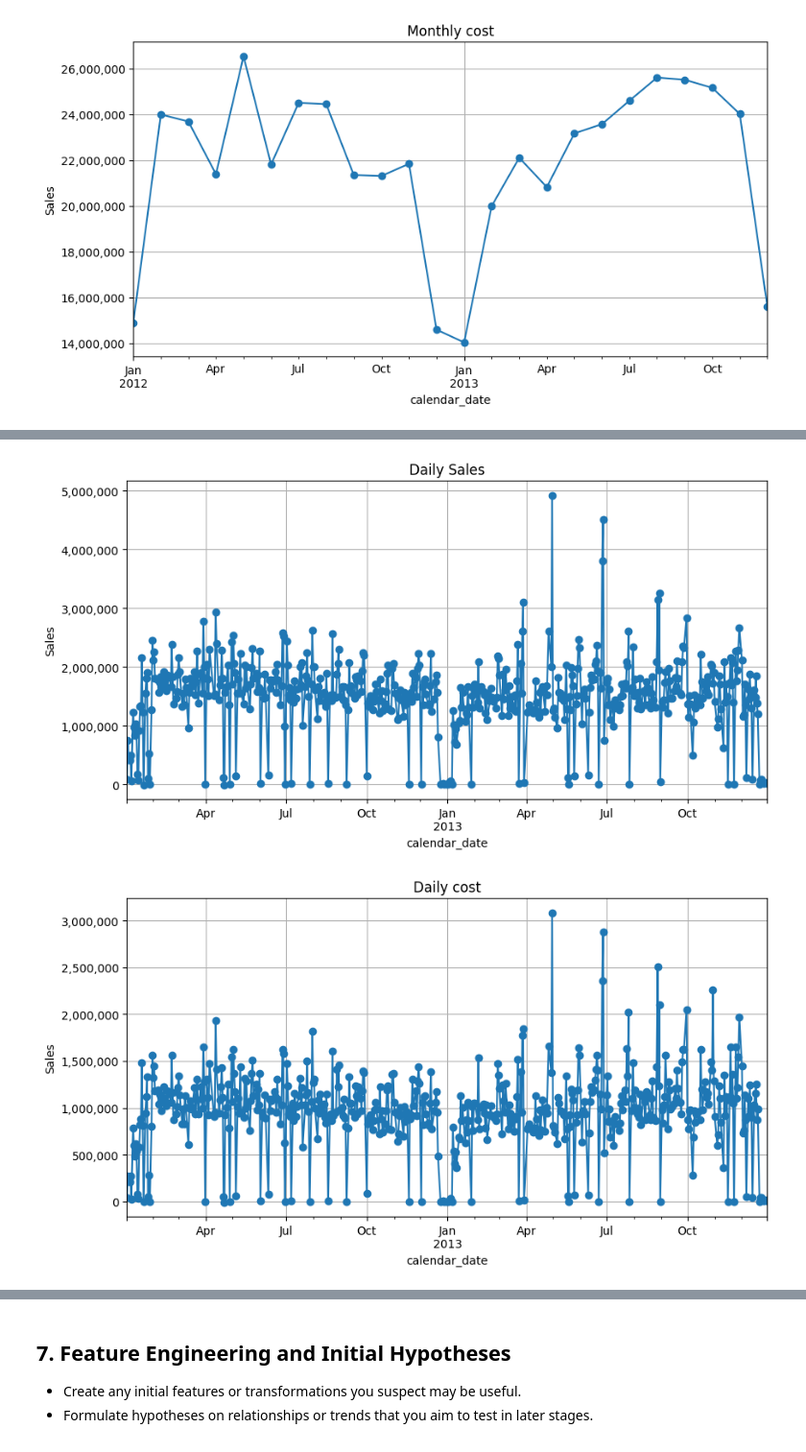
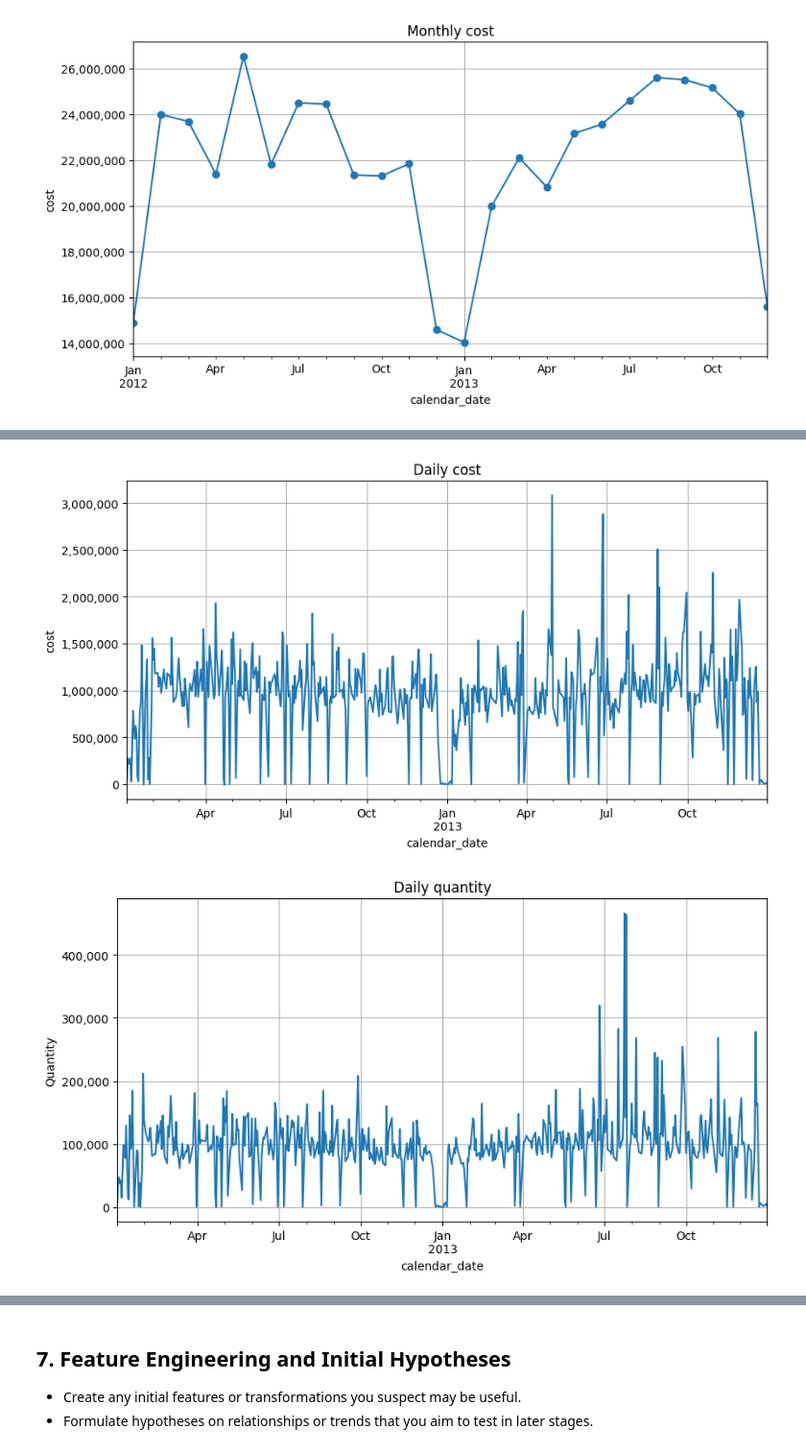
Before and after one commit to C4PT41N4545/BUSA8000-LuminaTech_Analytics_Project, a Jupyter notebook: notebooks/exploratory_analysis.ipynb, the cells around one changed output, grey strips where cells are left out. Shown at 96% size. Drawn from its saved outputs; the diff is of its cells as text; code cells hidden in the pictures.

```diff
--- a/notebooks/exploratory_analysis.ipynb
+++ b/notebooks/exploratory_analysis.ipynb
@@ -110,3 +130,5 @@ memory usage: 324.4+ MB
+# %%
+df_2012['customer_order_number'] = df_2012['customer_order_number'].astype(str)
 # %%
 #combine 2012 and 2013 data
 df = pd.concat([df_2012, df_2013], axis=0)
@@ -281,10 +323,6 @@ Length: 543, dtype: datetime64[ns]
  '2013-11-23 00:00:00', '2013-11-16 00:00:00', '2013-07-27 00:00:00',
  '2013-08-31 00:00:00']
 Length: 543, dtype: datetime64[ns]
-# %%
-for column in df.select_dtypes('object').columns:
-    df[column] = df[column].str.lstrip()
-    df[column] = df[column].str.rstrip()
 # %% [markdown]
 ## 2. Handling Missing Values:
 
@@ -305,3 +343,6 @@ Percentage of df missing from each column
+# %%
+for column in df.select_dtypes('object').columns:
+    df[column] = df[column].str.strip()
 # %%
 df['item_source_class'].value_counts(dropna=False)
 # %% [output]
@@ -689,28 +769,28 @@ plt.show()
 # %%
 # Assuming df is already defined and contains the necessary data
-df.groupby(df['calendar_date'].dt.to_period('D'))['value_sales'].sum().plot(marker='o', figsize=(10, 5))
+df.groupby(df['calendar_date'].dt.to_period('D'))['value_cost'].sum().plot( figsize=(10, 5))
 
 # Format y-axis
 formatter = FuncFormatter(lambda x, pos: f'{int(x):,}')
 plt.gca().yaxis.set_major_formatter(formatter)
 
-plt.title('Daily Sales')
-plt.ylabel('Sales')
+plt.title('Daily cost')
+plt.ylabel('cost')
 plt.grid()
 plt.show()
 # %% [output]
-[figure, old version]
+[figure, new version]
 # %%
 # Assuming df is already defined and contains the necessary data
-df.groupby(df['calendar_date'].dt.to_period('D'))['value_cost'].sum().plot(marker='o', figsize=(10, 5))
+df.groupby(df['calendar_date'].dt.to_period('D'))['value_quantity'].sum().plot( figsize=(10, 5))
 
 # Format y-axis
 formatter = FuncFormatter(lambda x, pos: f'{int(x):,}')
 plt.gca().yaxis.set_major_formatter(formatter)
 
-plt.title('Daily cost')
-plt.ylabel('cost')
+plt.title('Daily quantity')
+plt.ylabel('Quantity')
 plt.grid()
 plt.show()
 # %% [output]
-[figure, old version]
+[figure, new version]
```
Also changed, not shown: parts of 50 cells of this notebook.
